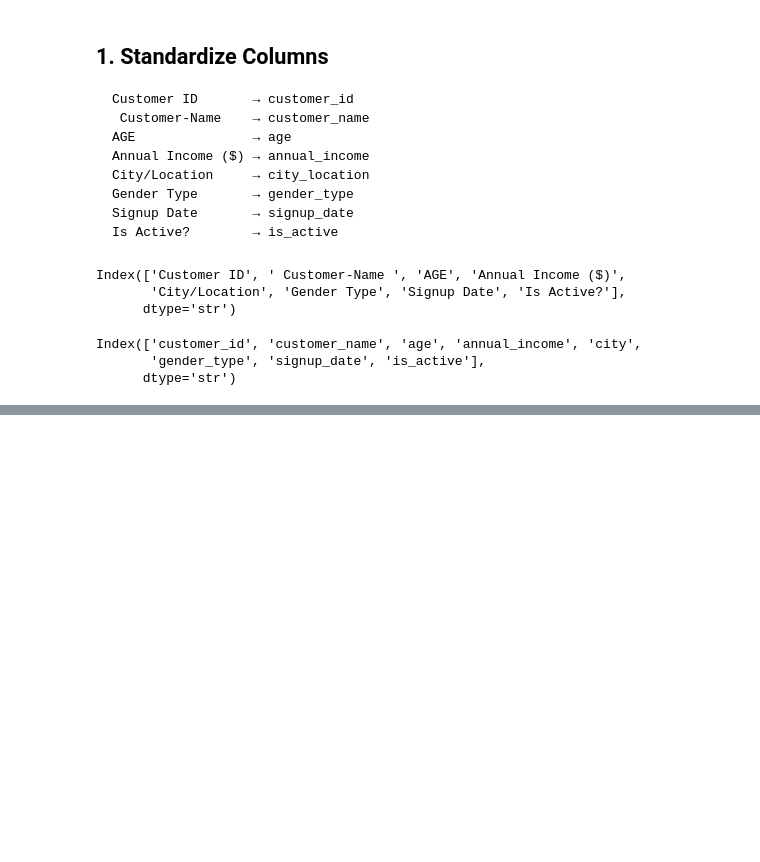
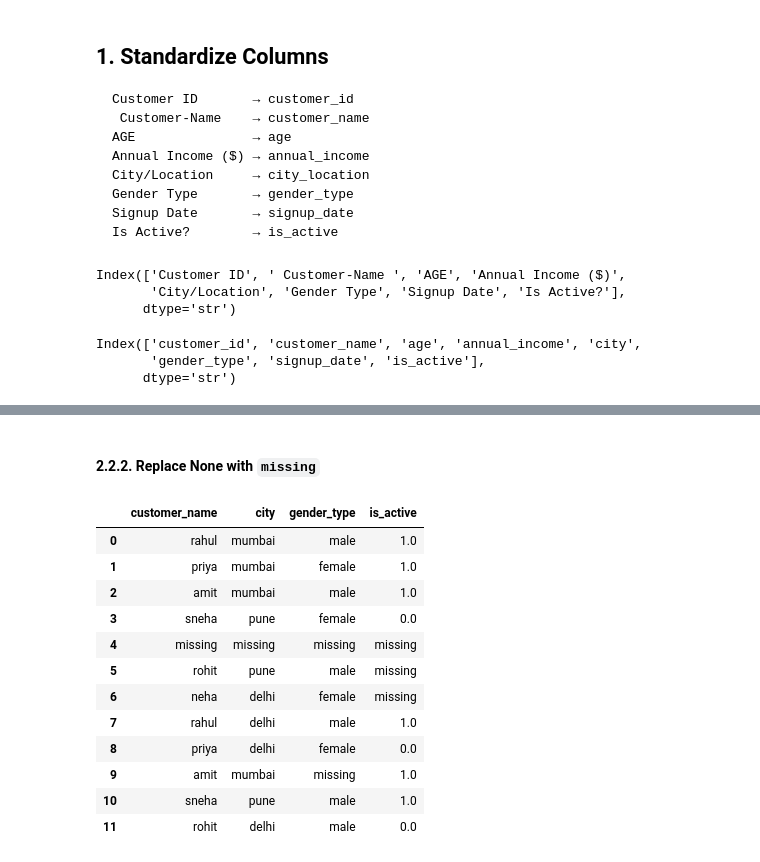
Before and after one commit to Rahul-Shelke-1/SutraML, a Jupyter notebook: research/01_Data_Quality_Correction.ipynb, the cells around one changed output, grey strips where cells are left out. Cells and saved outputs as stored; diff of their text form; code cells hidden in the pictures; blank space fills up the shorter version.

```diff
--- a/research/01_Data_Quality_Correction.ipynb
+++ b/research/01_Data_Quality_Correction.ipynb
@@ -126,0 +274,18 @@ Index(['customer_id', 'customer_name', 'age', 'annual_income', 'city',
+# %% [markdown]
+#### 2.2.2. Replace None with `missing`
+# %%
+CAT_DF.replace(['None', 'none', 'N/A', 'n/a', '', 'null', 'unknown', np.nan], 'missing')
+# %% [output]
+|  | customer_name | city | gender_type | is_active |
+| 0 | rahul | mumbai | male | 1.0 |
+| 1 | priya | mumbai | female | 1.0 |
+| 2 | amit | mumbai | male | 1.0 |
+| 3 | sneha | pune | female | 0.0 |
+| 4 | missing | missing | missing | missing |
+| 5 | rohit | pune | male | missing |
+| 6 | neha | delhi | female | missing |
+| 7 | rahul | delhi | male | 1.0 |
+| 8 | priya | delhi | female | 0.0 |
+| 9 | amit | mumbai | missing | 1.0 |
+| 10 | sneha | pune | male | 1.0 |
+| 11 | rohit | delhi | male | 0.0 |
```
Also changed, not shown: parts of 33 cells of this notebook.
